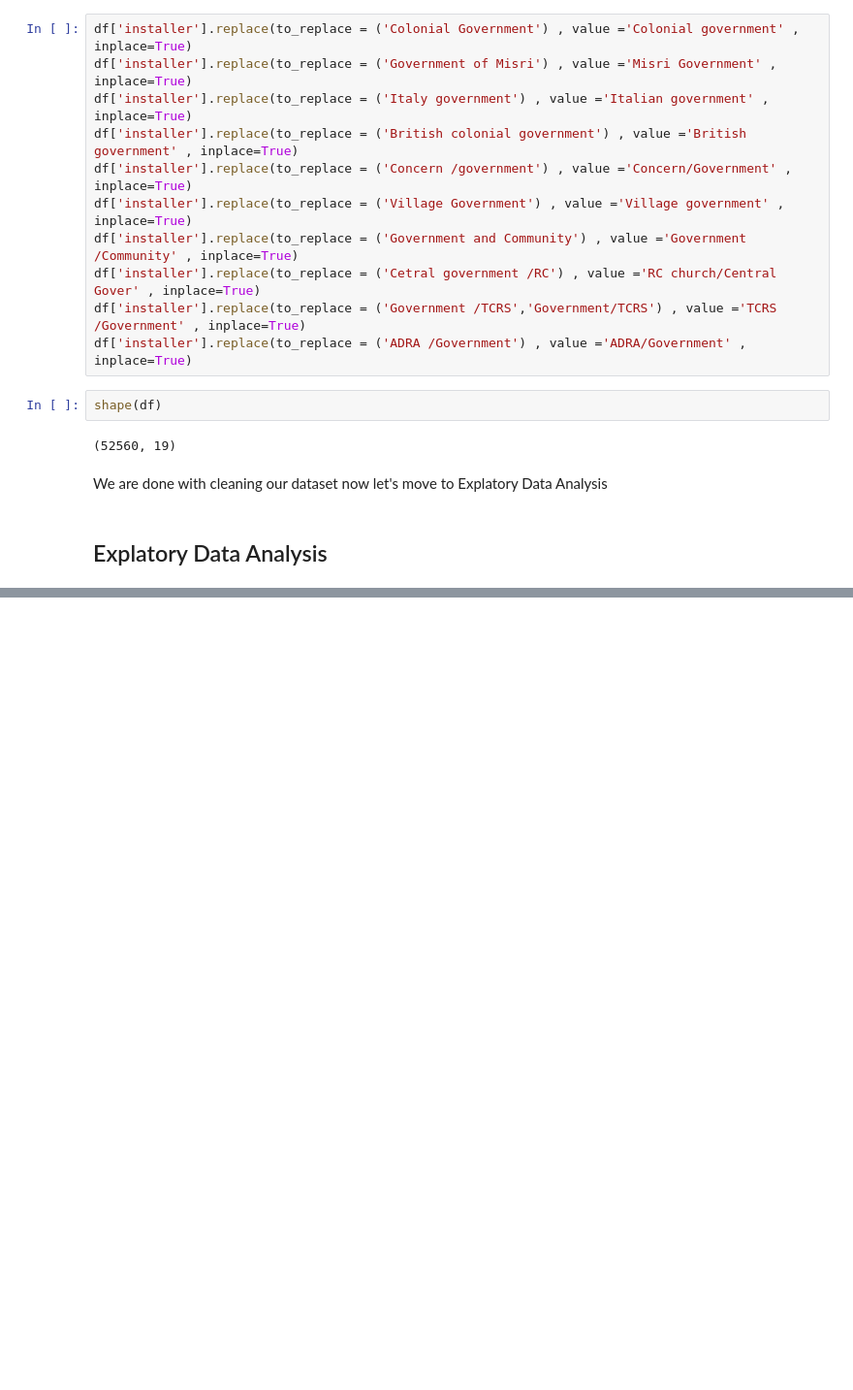
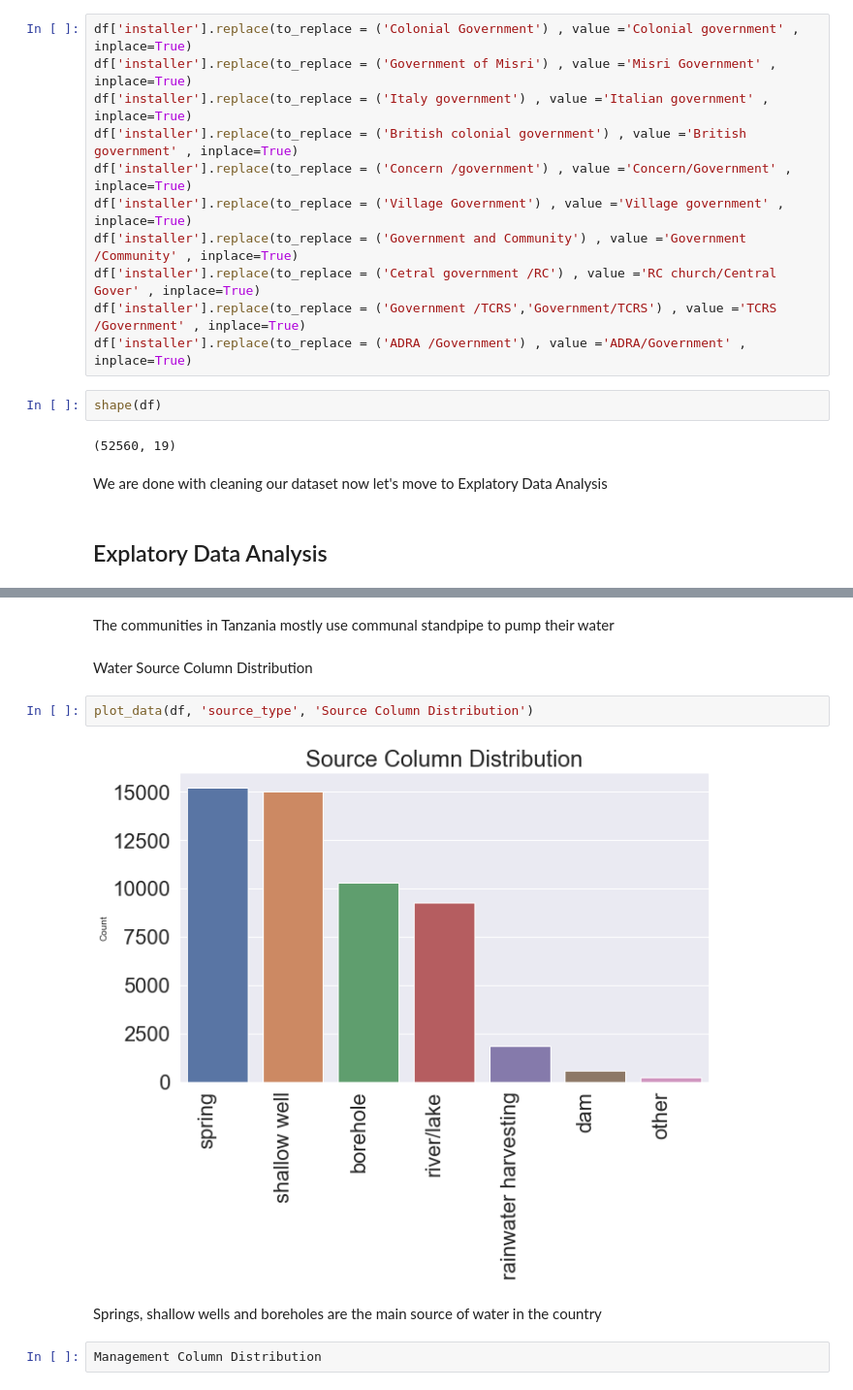
Before and after one commit to atienosonia/Tanzanian_Water_Wells, a Jupyter notebook: student.ipynb, the cells around one changed output, grey strips where cells are left out. Shown at 97% size. Drawn from its saved outputs; the diff is of its cells as text; blank space fills up the shorter version.

```diff
--- a/student.ipynb
+++ b/student.ipynb
@@ -860,0 +891,12 @@ Text(0.5, 1.0, 'Targets Distribution')
+# %% [markdown]
+The communities in Tanzania mostly use communal standpipe to pump their water
+# %% [markdown]
+Water Source Column Distribution
+# %%
+plot_data(df, 'source_type', 'Source Column Distribution')
+# %% [output]
+[figure, added]
+# %% [markdown]
+Springs, shallow wells and boreholes are the main source of water in the country
+# %%
+Management Column Distribution
```
Also changed, not shown: parts of 32 cells of this notebook.
